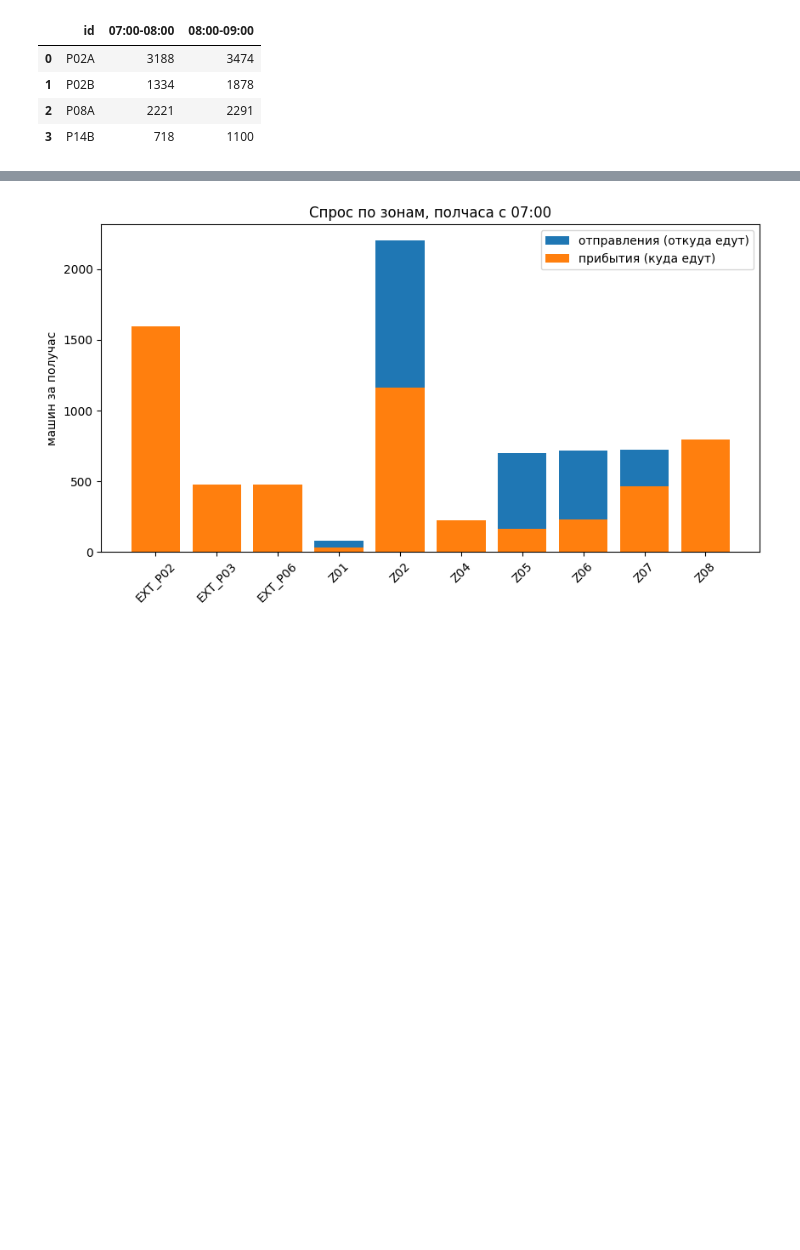
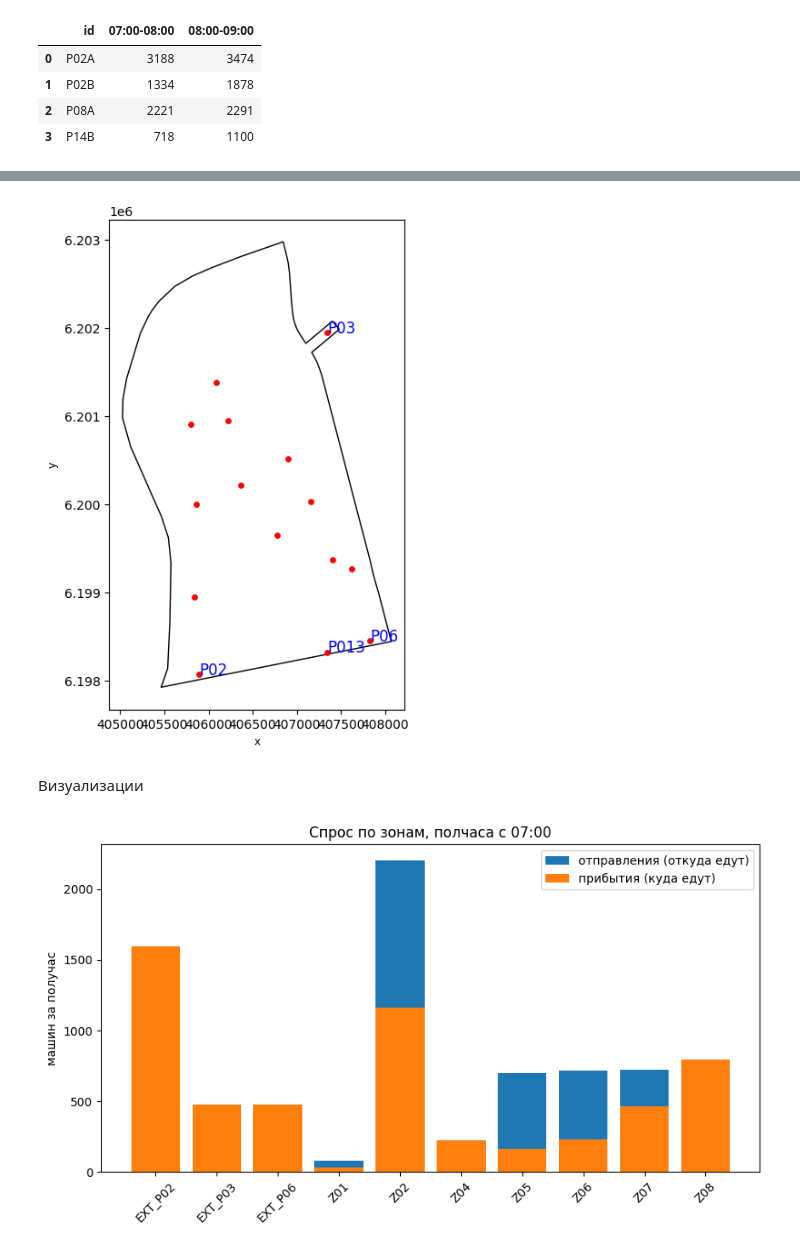
Before and after one commit to MaRKoFpr/tbc_pj, a Jupyter notebook: notebooks/show_res.ipynb, the cells around one changed output, grey strips where cells are left out. Cells and saved outputs as stored; diff of their text form; code cells hidden in the pictures; blank space fills up the shorter version.

```diff
--- a/notebooks/show_res.ipynb
+++ b/notebooks/show_res.ipynb
@@ -64,0 +75,11 @@ calibration_df.head(5)
+# %%
+import pandas as pd
+
+pts = points_df.drop_duplicates(subset=["широта", "долгота"])
+
+def border(lat, lon):
+    point = gpd.GeoSeries.from_xy([lon], [lat], crs=4326).to_crs(32637).iloc[0]
+    return area.boundary.distance(point)
+
+pts["м_до_границы"] = [border(la, lo) for la, lo in zip(pts["широта"], pts["долгота"])]
+pts.sort_values("м_до_границы")
@@ -65,3 +108,32 @@ calibration_df.head(5)
+# %%
+fig, ax = plt.subplots(figsize=(7, 7))
+
+area_poly = gpd.GeoSeries(
+    [Polygon(zip(area_df["долгота"], area_df["широта"]))], crs=4326
+).to_crs(32637).iloc[0]
+
+gpd.GeoSeries([area_poly]).plot(ax=ax, facecolor="none", edgecolor="black")      # граница
+
+GATES = {
+    "P02": (55.91884, 37.49420),
+    "P03": (55.95392, 37.51604),
+    "P06": (55.92266, 37.52498),
+    "P013": (55.92138, 37.51737)
+}
+
+gate_points = {}
+for name, (lat, lon) in GATES.items():
+    gate_points[name] = gpd.GeoSeries.from_xy([lon], [lat], crs=4326).to_crs(32637).iloc[0]
+
+x = gpd.GeoSeries.from_xy(pts["долгота"], pts["широта"], crs=4326).to_crs(32637)
+x.plot(ax=ax, color="red", markersize=15)                                   # все точки
+for name, p in gate_points.items():                                         # ворота
+    ax.annotate(name, (p.x, p.y), color="blue", fontsize=12)
+plt.show()
+# %% [output]
+[figure, added]
+# %% [markdown]
+Визуализации
 # %%
 import json
 import matplotlib.pyplot as plt
```
Also changed, not shown: parts of 14 cells of this notebook, 9 other files.
